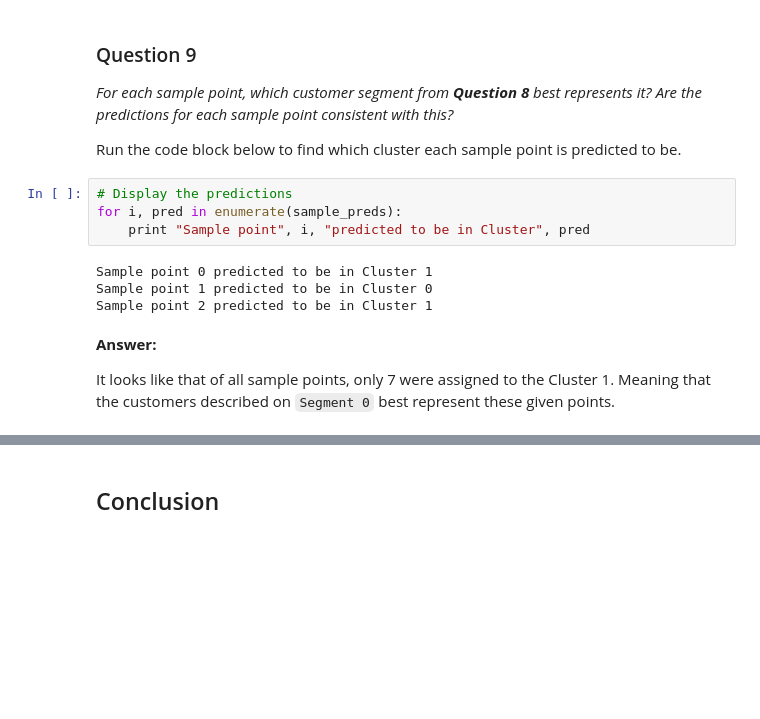
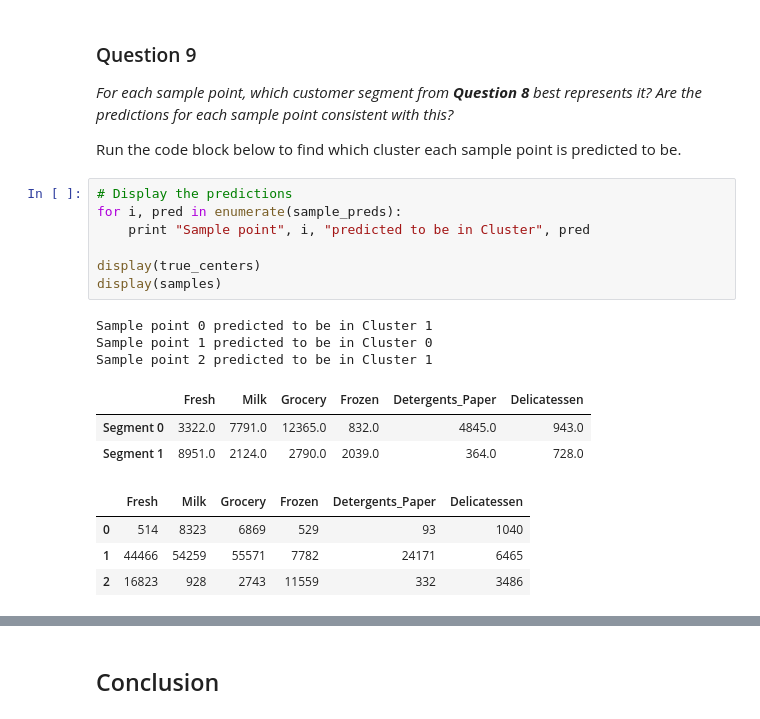
Before and after one commit to luizParreira/customer_segments, a Jupyter notebook: customer_segments.ipynb, the cells around one changed output, grey strips where cells are left out. Cells and saved outputs as stored; diff of their text form; blank space fills up the shorter version.

Commit message:
Finished addressing all points from 1st review

```diff
--- a/customer_segments.ipynb
+++ b/customer_segments.ipynb
@@ -599,12 +606,18 @@ Run the code block below to find which cluster each sample point is predicted to
 # %%
 # Display the predictions
 for i, pred in enumerate(sample_preds):
     print "Sample point", i, "predicted to be in Cluster", pred
+
+display(true_centers)
+display(samples)
 # %% [output]
 Sample point 0 predicted to be in Cluster 1
 Sample point 1 predicted to be in Cluster 0
 Sample point 2 predicted to be in Cluster 1
+|  | Fresh | Milk | Grocery | Frozen | Detergents_Paper | Delicatessen |
+| Segment 0 | 3322.0 | 7791.0 | 12365.0 | 832.0 | 4845.0 | 943.0 |
+| Segment 1 | 8951.0 | 2124.0 | 2790.0 | 2039.0 | 364.0 | 728.0 |
+|  | Fresh | Milk | Grocery | Frozen | Detergents_Paper | Delicatessen |
+| 0 | 514 | 8323 | 6869 | 529 | 93 | 1040 |
+| 1 | 44466 | 54259 | 55571 | 7782 | 24171 | 6465 |
+| 2 | 16823 | 928 | 2743 | 11559 | 332 | 3486 |
-# %% [markdown]
-**Answer:**
-
-It looks like that of all sample points, only 7 were assigned to the Cluster 1. Meaning that the customers described on `Segment 0` best represent these given points.
```
Also changed, not shown: parts of 19 cells of this notebook.
